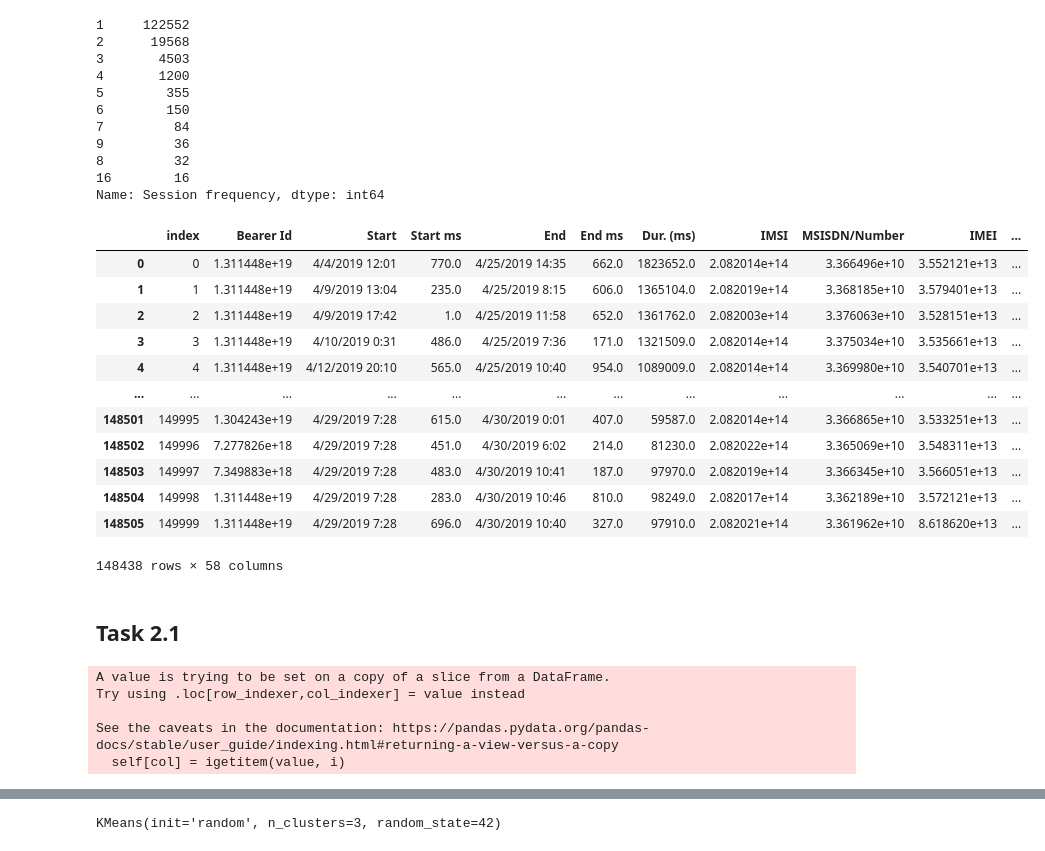
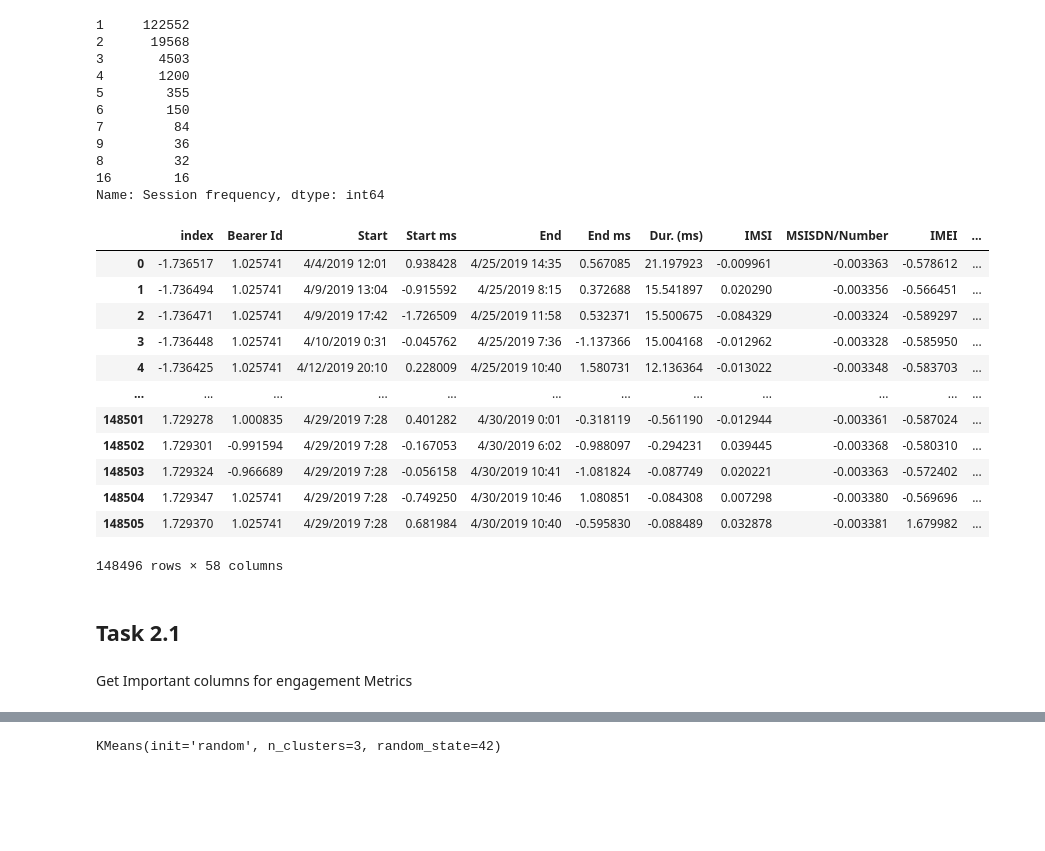
Before and after one commit to follynamylus/Telecommunication, a Jupyter notebook: notebooks/Task 2.ipynb, the cells around one changed output, grey strips where cells are left out. Cells and saved outputs as stored; diff of their text form; code cells hidden in the pictures; blank space fills up the shorter version.

```diff
--- a/notebooks/Task 2.ipynb
+++ b/notebooks/Task 2.ipynb
@@ -40,0 +53,2 @@ sort_cols(df)
+# %%
+df[num_cols] = StandardScaler().fit_transform(df[num_cols])
@@ -88,4 +110,4 @@ Name: Session frequency, dtype: int64
 # %%
 groups = []
 # %%
-new_df = df.loc[df['Session frequency']!=9, :]
+new_df = df.loc[df['Session frequency']!=10, :]
@@ -94,19 +114,21 @@ new_df1 = new_df.loc[df["Session frequency"]!=8,:]
 # %%
-new_df1
+new_df
 # %% [output]
 |  | index | Bearer Id | Start | Start ms | End | End ms | Dur. (ms) | IMSI | MSISDN/Number | IMEI | ... |
-| 0 | 0 | 1.311448e+19 | 4/4/2019 12:01 | 770.0 | 4/25/2019 14:35 | 662.0 | 1823652.0 | 2.082014e+14 | 3.366496e+10 | 3.552121e+13 | ... |
-| 1 | 1 | 1.311448e+19 | 4/9/2019 13:04 | 235.0 | 4/25/2019 8:15 | 606.0 | 1365104.0 | 2.082019e+14 | 3.368185e+10 | 3.579401e+13 | ... |
-| 2 | 2 | 1.311448e+19 | 4/9/2019 17:42 | 1.0 | 4/25/2019 11:58 | 652.0 | 1361762.0 | 2.082003e+14 | 3.376063e+10 | 3.528151e+13 | ... |
-| 3 | 3 | 1.311448e+19 | 4/10/2019 0:31 | 486.0 | 4/25/2019 7:36 | 171.0 | 1321509.0 | 2.082014e+14 | 3.375034e+10 | 3.535661e+13 | ... |
-| 4 | 4 | 1.311448e+19 | 4/12/2019 20:10 | 565.0 | 4/25/2019 10:40 | 954.0 | 1089009.0 | 2.082014e+14 | 3.369980e+10 | 3.540701e+13 | ... |
+| 0 | -1.736517 | 1.025741 | 4/4/2019 12:01 | 0.938428 | 4/25/2019 14:35 | 0.567085 | 21.197923 | -0.009961 | -0.003363 | -0.578612 | ... |
+| 1 | -1.736494 | 1.025741 | 4/9/2019 13:04 | -0.915592 | 4/25/2019 8:15 | 0.372688 | 15.541897 | 0.020290 | -0.003356 | -0.566451 | ... |
+| 2 | -1.736471 | 1.025741 | 4/9/2019 17:42 | -1.726509 | 4/25/2019 11:58 | 0.532371 | 15.500675 | -0.084329 | -0.003324 | -0.589297 | ... |
+| 3 | -1.736448 | 1.025741 | 4/10/2019 0:31 | -0.045762 | 4/25/2019 7:36 | -1.137366 | 15.004168 | -0.012962 | -0.003328 | -0.585950 | ... |
+| 4 | -1.736425 | 1.025741 | 4/12/2019 20:10 | 0.228009 | 4/25/2019 10:40 | 1.580731 | 12.136364 | -0.013022 | -0.003348 | -0.583703 | ... |
 | ... | ... | ... | ... | ... | ... | ... | ... | ... | ... | ... | ... |
-| 148501 | 149995 | 1.304243e+19 | 4/29/2019 7:28 | 615.0 | 4/30/2019 0:01 | 407.0 | 59587.0 | 2.082014e+14 | 3.366865e+10 | 3.533251e+13 | ... |
-| 148502 | 149996 | 7.277826e+18 | 4/29/2019 7:28 | 451.0 | 4/30/2019 6:02 | 214.0 | 81230.0 | 2.082022e+14 | 3.365069e+10 | 3.548311e+13 | ... |
-| 148503 | 149997 | 7.349883e+18 | 4/29/2019 7:28 | 483.0 | 4/30/2019 10:41 | 187.0 | 97970.0 | 2.082019e+14 | 3.366345e+10 | 3.566051e+13 | ... |
-| 148504 | 149998 | 1.311448e+19 | 4/29/2019 7:28 | 283.0 | 4/30/2019 10:46 | 810.0 | 98249.0 | 2.082017e+14 | 3.362189e+10 | 3.572121e+13 | ... |
-| 148505 | 149999 | 1.311448e+19 | 4/29/2019 7:28 | 696.0 | 4/30/2019 10:40 | 327.0 | 97910.0 | 2.082021e+14 | 3.361962e+10 | 8.618620e+13 | ... |
+| 148501 | 1.729278 | 1.000835 | 4/29/2019 7:28 | 0.401282 | 4/30/2019 0:01 | -0.318119 | -0.561190 | -0.012944 | -0.003361 | -0.587024 | ... |
+| 148502 | 1.729301 | -0.991594 | 4/29/2019 7:28 | -0.167053 | 4/30/2019 6:02 | -0.988097 | -0.294231 | 0.039445 | -0.003368 | -0.580310 | ... |
+| 148503 | 1.729324 | -0.966689 | 4/29/2019 7:28 | -0.056158 | 4/30/2019 10:41 | -1.081824 | -0.087749 | 0.020221 | -0.003363 | -0.572402 | ... |
+| 148504 | 1.729347 | 1.025741 | 4/29/2019 7:28 | -0.749250 | 4/30/2019 10:46 | 1.080851 | -0.084308 | 0.007298 | -0.003380 | -0.569696 | ... |
+| 148505 | 1.729370 | 1.025741 | 4/29/2019 7:28 | 0.681984 | 4/30/2019 10:40 | -0.595830 | -0.088489 | 0.032878 | -0.003381 | 1.679982 | ... |
-148438 rows × 58 columns
+148496 rows × 58 columns
 # %% [markdown]
 ## Task 2.1
+# %% [markdown]
+Get Important columns for engagement Metrics
 # %%
@@ -114,16 +136,8 @@ user_per_MSISDN = new_df1.groupby(['Session frequency',"Dur. (ms)",'Total_volume
 # %%
 X = df[['Session frequency','Dur. (ms)','Total_volume (Bytes)']]
 # %%
-from sklearn.preprocessing import StandardScaler
-scaler = StandardScaler()
+
 col_names = ["Session frequency","Dur. (ms)",'Total_volume (Bytes)']
-X[col_names] = scaler.fit_transform(X[col_names])
-# %% [output]
-A value is trying to be set on a copy of a slice from a DataFrame.
-Try using .loc[row_indexer,col_indexer] = value instead
-
-See the caveats in the documentation: https://pandas.pydata.org/pandas-docs/stable/user_guide/indexing.html#returning-a-view-versus-a-copy
-  self[col] = igetitem(value, i)
 # %%
 df[col_names]
 # %% [output]
```
Also changed, not shown: parts of 40 cells of this notebook, 2 other files.
